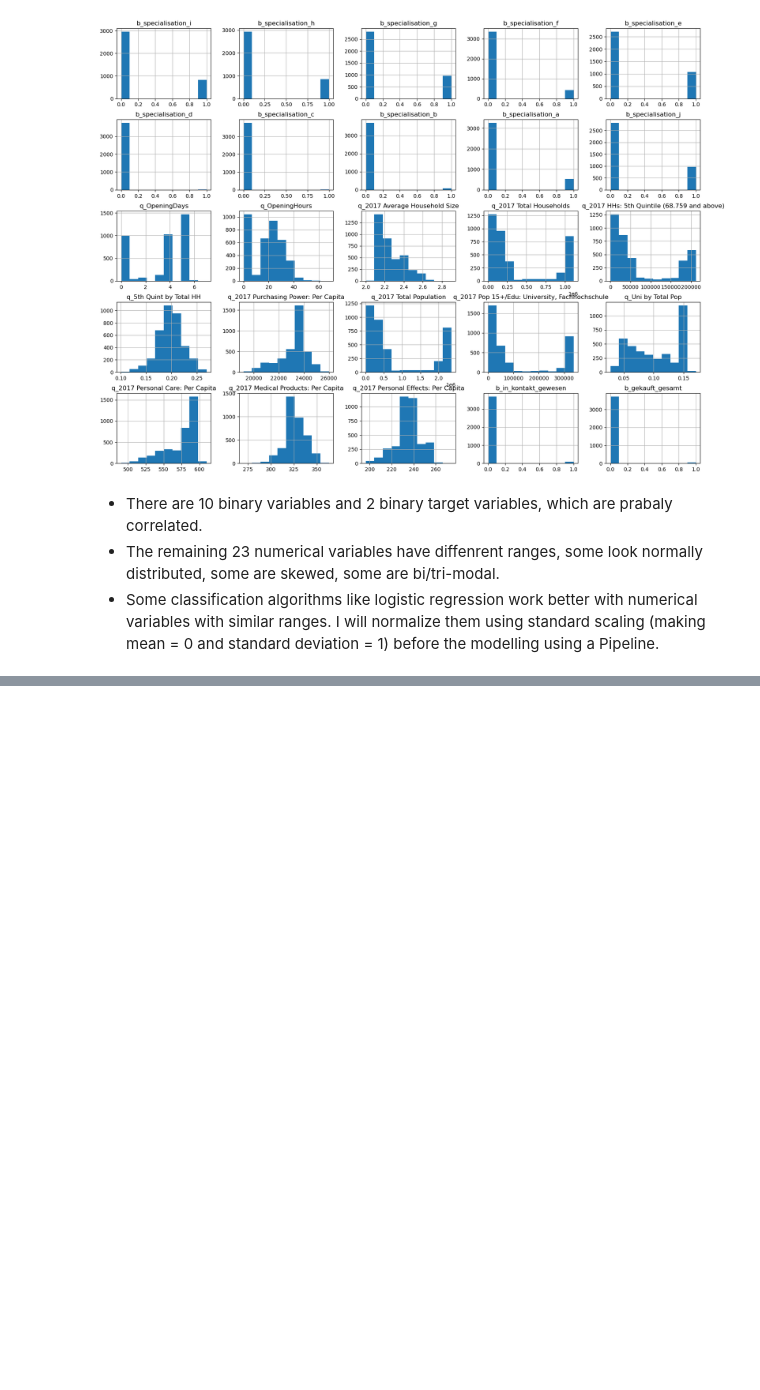
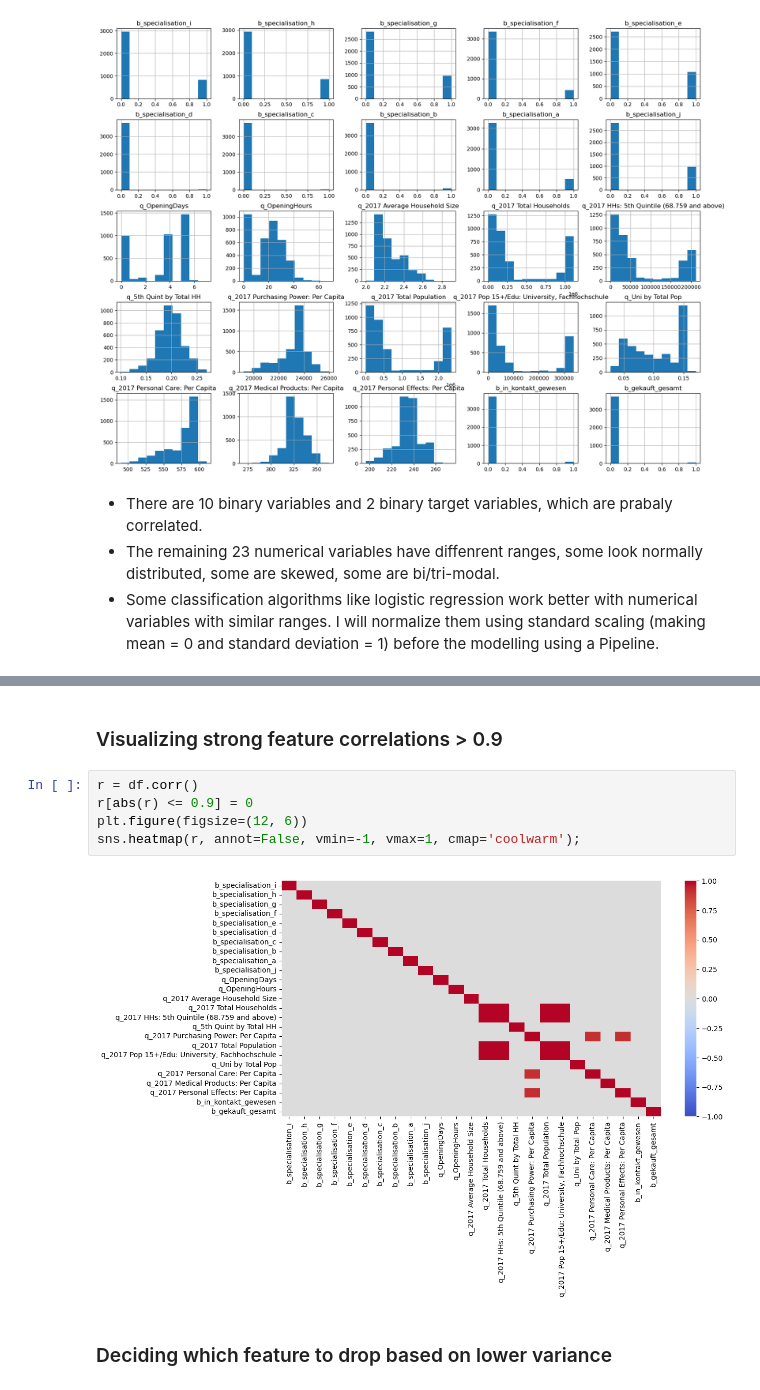
Before and after one commit to kalemaria/customer_lead_generator, a Jupyter notebook: customer_lead_generator_eda.ipynb, the cells around one changed output, grey strips where cells are left out. Cells and saved outputs as stored; diff of their text form; blank space fills up the shorter version.

```diff
--- a/customer_lead_generator_eda.ipynb
+++ b/customer_lead_generator_eda.ipynb
@@ -246,0 +267,11 @@ df.hist(figsize=(20, 15));
+# %% [markdown]
+### Visualizing strong feature correlations > 0.9
+# %%
+r = df.corr()
+r[abs(r) <= 0.9] = 0
+plt.figure(figsize=(12, 6))
+sns.heatmap(r, annot=False, vmin=-1, vmax=1, cmap='coolwarm');
+# %% [output]
+[figure, added]
+# %% [markdown]
+### Deciding which feature to drop based on lower variance
```
Also changed, not shown: parts of 20 cells of this notebook.
